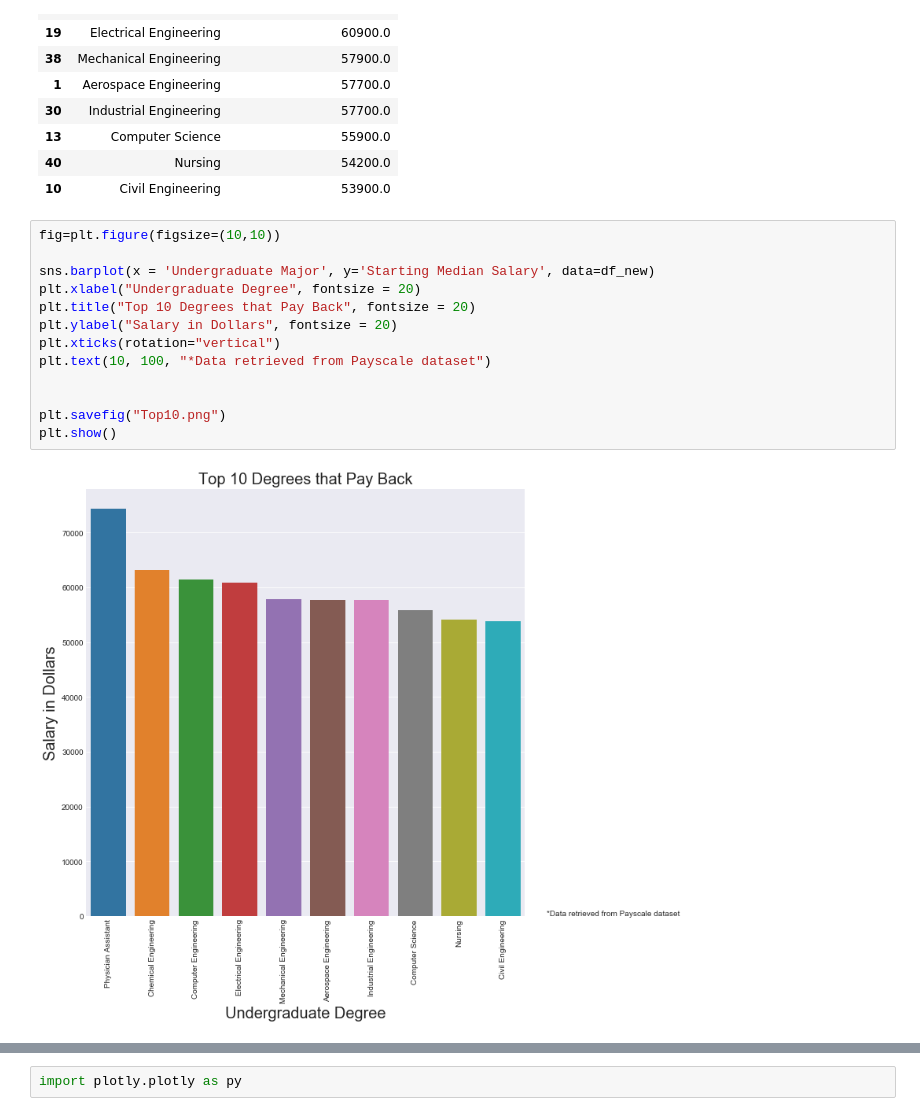
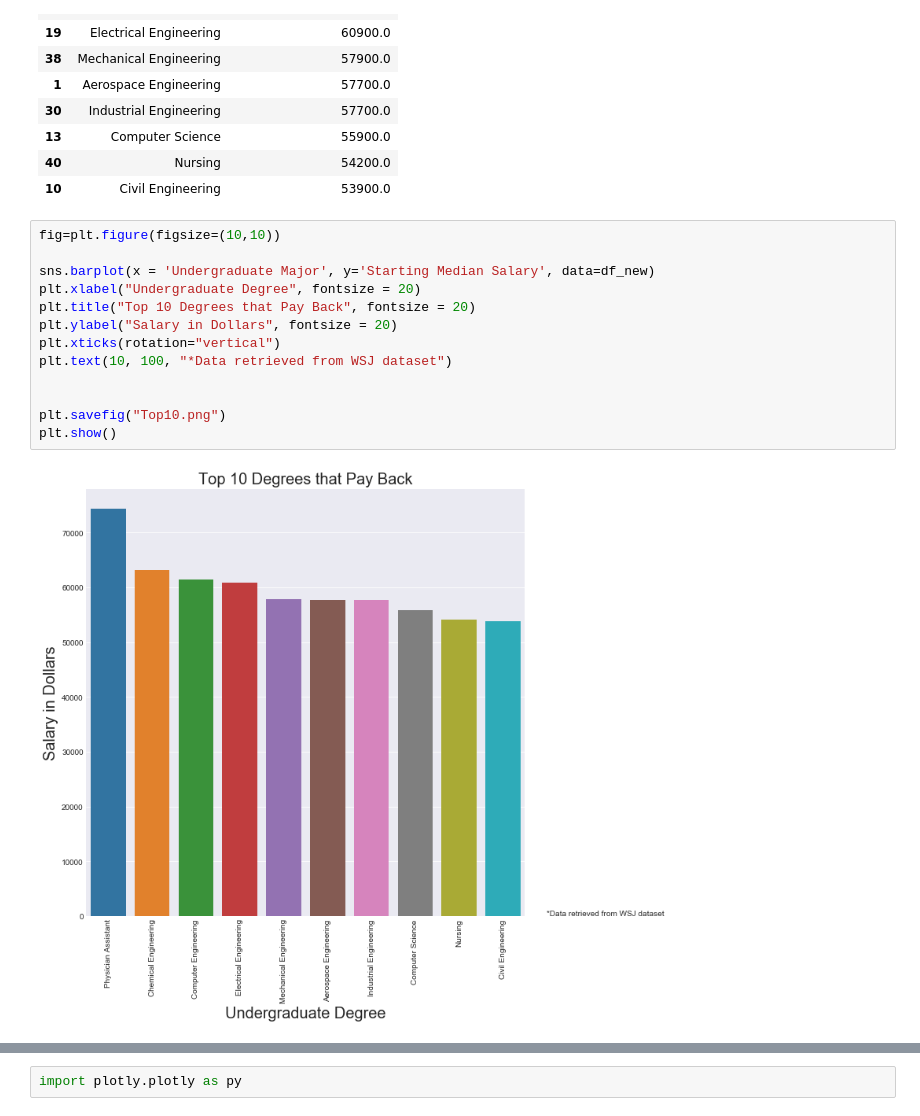
Before and after one commit to FeliciaHatchett/Project_1, a Jupyter notebook: FinalDraft.ipynb, the cells around one changed output, grey strips where cells are left out. Cells and saved outputs as stored; diff of their text form.

```diff
--- a/FinalDraft.ipynb
+++ b/FinalDraft.ipynb
@@ -216,15 +266,15 @@ df_new
 # %%
 fig=plt.figure(figsize=(10,10))
 
 sns.barplot(x = 'Undergraduate Major', y='Starting Median Salary', data=df_new)
 plt.xlabel("Undergraduate Degree", fontsize = 20)
 plt.title("Top 10 Degrees that Pay Back", fontsize = 20)
 plt.ylabel("Salary in Dollars", fontsize = 20)
 plt.xticks(rotation="vertical")
-plt.text(10, 100, "*Data retrieved from Payscale dataset")
+plt.text(10, 100, "*Data retrieved from WSJ dataset")
 
 
 plt.savefig("Top10.png")
 plt.show()
 # %% [output]
-[figure, old version]
+[figure, new version]
```
Also changed, not shown: parts of 21 cells of this notebook, 2 other files.
